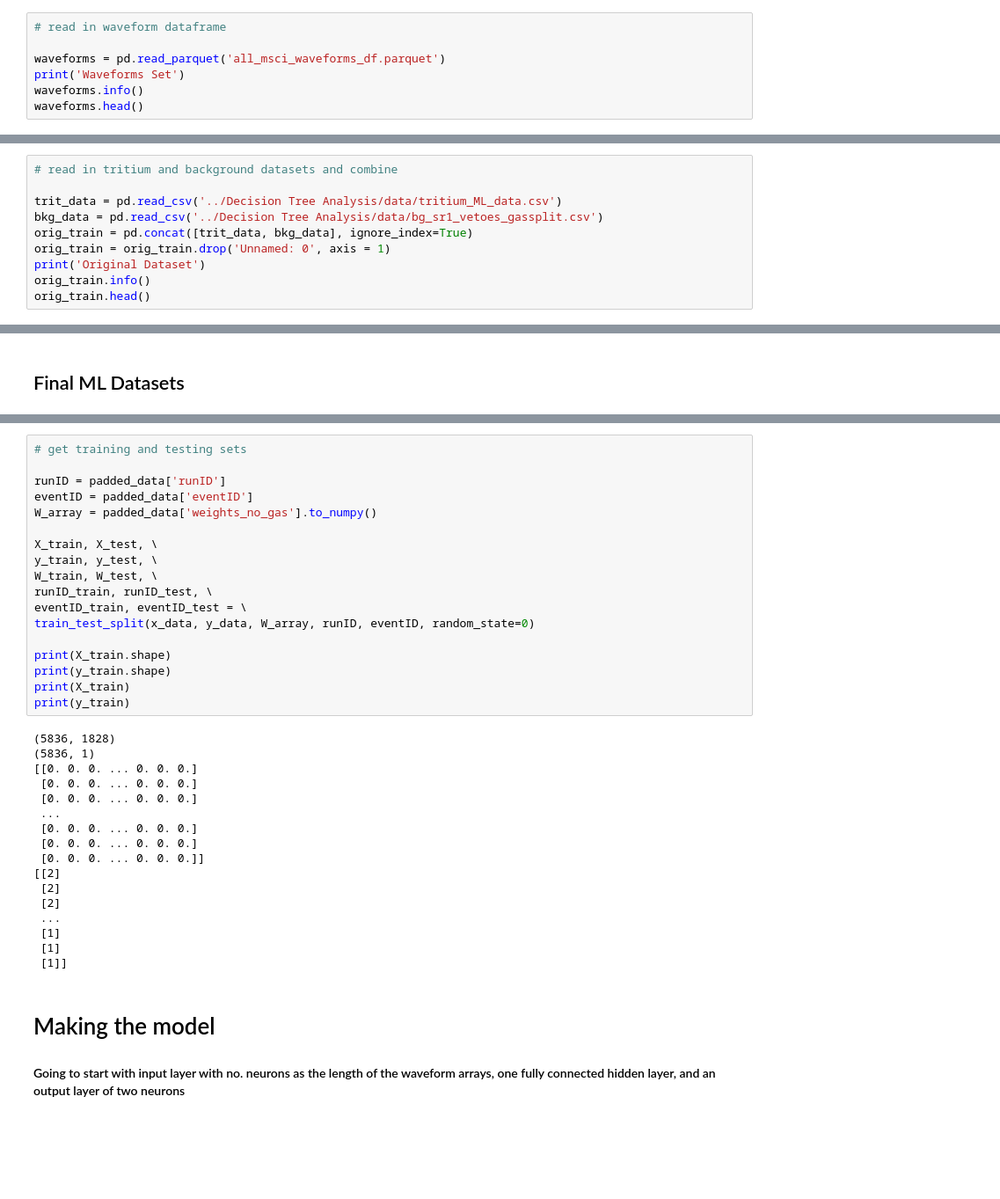
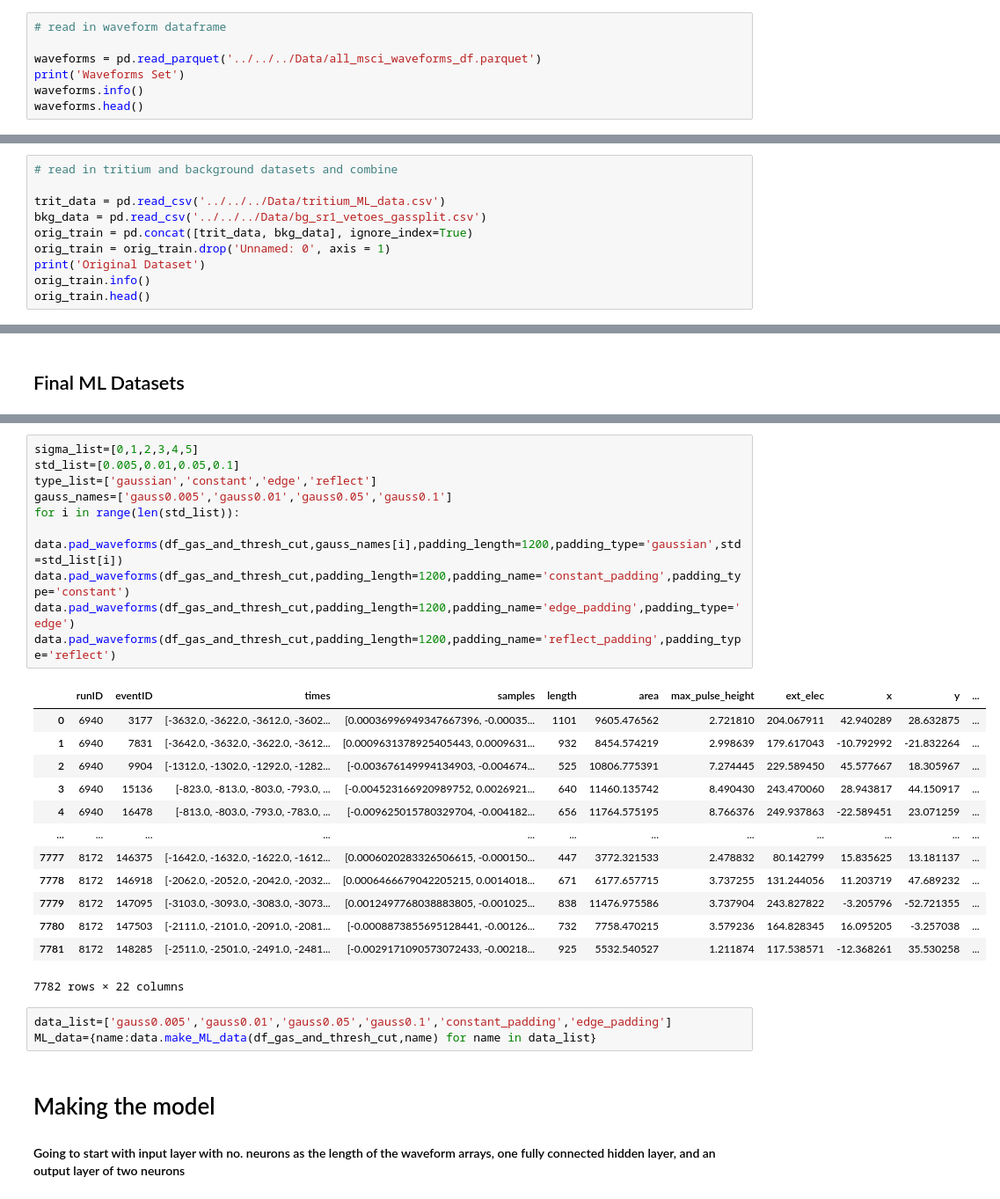
Before and after one commit to ruadhrimcdougall/DarkMatterML, a Jupyter notebook: CNN Analysis/01_padded_NN.ipynb, the cells around one changed output, grey strips where cells are left out. Shown at 88% size. Drawn from its saved outputs; the diff is of its cells as text; blank space fills up the shorter version.

```diff
--- a/CNN Analysis/01_padded_NN.ipynb
+++ b/CNN Analysis/01_padded_NN.ipynb
@@ -21,7 +23,7 @@ import hist
 # %%
 # read in waveform dataframe
 
-waveforms = pd.read_parquet('all_msci_waveforms_df.parquet')
+waveforms = pd.read_parquet('../../../Data/all_msci_waveforms_df.parquet')
 print('Waveforms Set')
 waveforms.info()
 waveforms.head()
@@ -48,8 +50,8 @@ memory usage: 708.7+ KB
 # %%
 # read in tritium and background datasets and combine
 
-trit_data = pd.read_csv('../Decision Tree Analysis/data/tritium_ML_data.csv')
-bkg_data = pd.read_csv('../Decision Tree Analysis/data/bg_sr1_vetoes_gassplit.csv')
+trit_data = pd.read_csv('../../../Data/tritium_ML_data.csv')
+bkg_data = pd.read_csv('../../../Data/bg_sr1_vetoes_gassplit.csv')
 orig_train = pd.concat([trit_data, bkg_data], ignore_index=True)
 orig_train = orig_train.drop('Unnamed: 0', axis = 1)
 print('Original Dataset')
@@ -301,38 +281,30 @@ print(input_length)
-# %%
-# get training and testing sets
-
-runID = padded_data['runID']
-eventID = padded_data['eventID']
-W_array = padded_data['weights_no_gas'].to_numpy()
-
-X_train, X_test, \
-y_train, y_test, \
-W_train, W_test, \
-runID_train, runID_test, \
-eventID_train, eventID_test = \
-train_test_split(x_data, y_data, W_array, runID, eventID, random_state=0)
-
-print(X_train.shape)
-print(y_train.shape)
-print(X_train)
-print(y_train)
-# %% [output]
-(5836, 1828)
-(5836, 1)
-[[0. 0. 0. ... 0. 0. 0.]
- [0. 0. 0. ... 0. 0. 0.]
- [0. 0. 0. ... 0. 0. 0.]
- ...
- [0. 0. 0. ... 0. 0. 0.]
- [0. 0. 0. ... 0. 0. 0.]
- [0. 0. 0. ... 0. 0. 0.]]
-[[2]
- [2]
- [2]
- ...
- [1]
- [1]
- [1]]
+# %%
+sigma_list=[0,1,2,3,4,5]
+std_list=[0.005,0.01,0.05,0.1]
+type_list=['gaussian','constant','edge','reflect']
+gauss_names=['gauss0.005','gauss0.01','gauss0.05','gauss0.1']
+for i in range(len(std_list)):
+    data.pad_waveforms(df_gas_and_thresh_cut,gauss_names[i],padding_length=1200,padding_type='gaussian',std=std_list[i])
+data.pad_waveforms(df_gas_and_thresh_cut,padding_length=1200,padding_name='constant_padding',padding_type='constant')
+data.pad_waveforms(df_gas_and_thresh_cut,padding_length=1200,padding_name='edge_padding',padding_type='edge')
+data.pad_waveforms(df_gas_and_thresh_cut,padding_length=1200,padding_name='reflect_padding',padding_type='reflect')
+# %% [output]
+|  | runID | eventID | times | samples | length | area | max_pulse_height | ext_elec | x | y | ... |
+| 0 | 6940 | 3177 | [-3632.0, -3622.0, -3612.0, -3602... | [0.00036996949347667396, -0.00035... | 1101 | 9605.476562 | 2.721810 | 204.067911 | 42.940289 | 28.632875 | ... |
+| 1 | 6940 | 7831 | [-3642.0, -3632.0, -3622.0, -3612... | [0.0009631378925405443, 0.0009631... | 932 | 8454.574219 | 2.998639 | 179.617043 | -10.792992 | -21.832264 | ... |
+| 2 | 6940 | 9904 | [-1312.0, -1302.0, -1292.0, -1282... | [-0.003676149994134903, -0.004674... | 525 | 10806.775391 | 7.274445 | 229.589450 | 45.577667 | 18.305967 | ... |
+| 3 | 6940 | 15136 | [-823.0, -813.0, -803.0, -793.0, ... | [-0.004523166920989752, 0.0026921... | 640 | 11460.135742 | 8.490430 | 243.470060 | 28.943817 | 44.150917 | ... |
+| 4 | 6940 | 16478 | [-813.0, -803.0, -793.0, -783.0, ... | [-0.009625015780329704, -0.004182... | 656 | 11764.575195 | 8.766376 | 249.937863 | -22.589451 | 23.071259 | ... |
+| ... | ... | ... | ... | ... | ... | ... | ... | ... | ... | ... | ... |
+| 7777 | 8172 | 146375 | [-1642.0, -1632.0, -1622.0, -1612... | [0.0006020283326506615, -0.000150... | 447 | 3772.321533 | 2.478832 | 80.142799 | 15.835625 | 13.181137 | ... |
+| 7778 | 8172 | 146918 | [-2062.0, -2052.0, -2042.0, -2032... | [0.0006466679042205215, 0.0014018... | 671 | 6177.657715 | 3.737255 | 131.244056 | 11.203719 | 47.689232 | ... |
+| 7779 | 8172 | 147095 | [-3103.0, -3093.0, -3083.0, -3073... | [0.0012497768038883805, -0.001025... | 838 | 11476.975586 | 3.737904 | 243.827822 | -3.205796 | -52.721355 | ... |
+| 7780 | 8172 | 147503 | [-2111.0, -2101.0, -2091.0, -2081... | [-0.0008873855695128441, -0.00126... | 732 | 7758.470215 | 3.579236 | 164.828345 | 16.095205 | -3.257038 | ... |
+| 7781 | 8172 | 148285 | [-2511.0, -2501.0, -2491.0, -2481... | [-0.0029171090573072433, -0.00218... | 925 | 5532.540527 | 1.211874 | 117.538571 | -12.368261 | 35.530258 | ... |
+7782 rows × 22 columns
+# %%
+data_list=['gauss0.005','gauss0.01','gauss0.05','gauss0.1','constant_padding','edge_padding']
+ML_data={name:data.make_ML_data(df_gas_and_thresh_cut,name) for name in data_list}
 # %% [markdown]
 # Making the model
 
```
Also changed, not shown: parts of 12 cells of this notebook, 10 other files.
